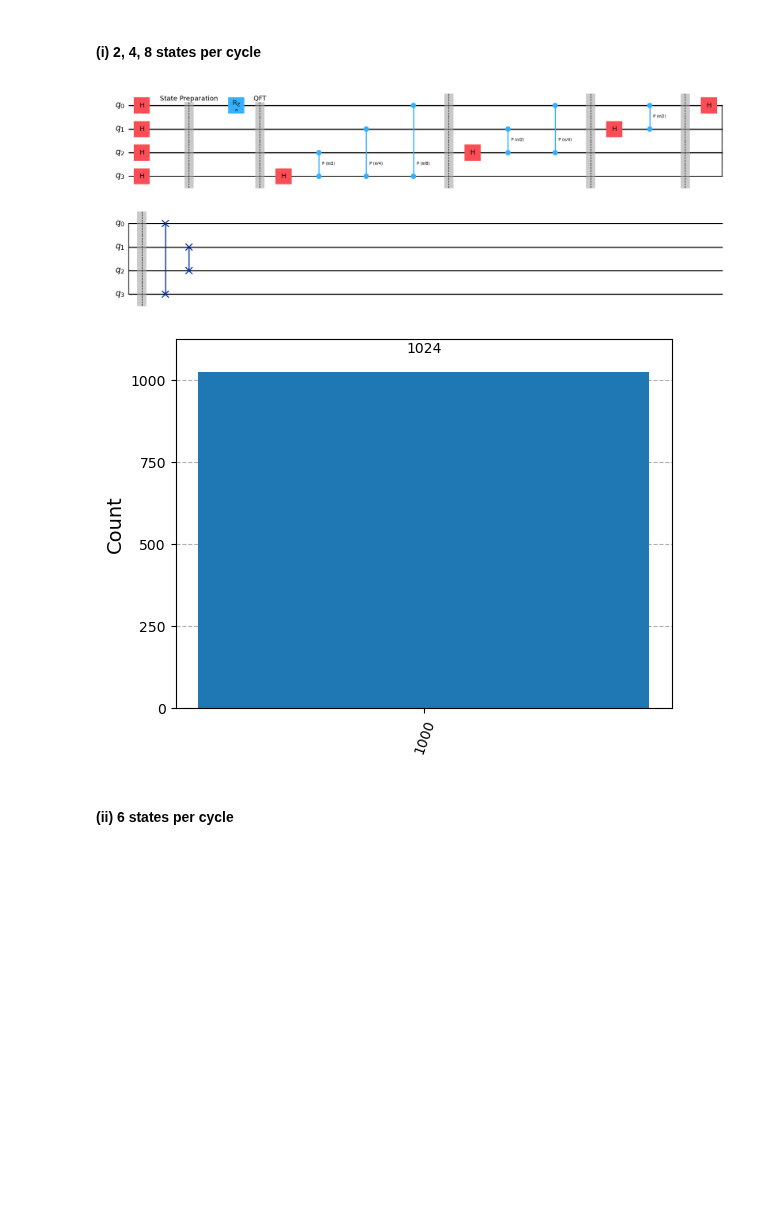
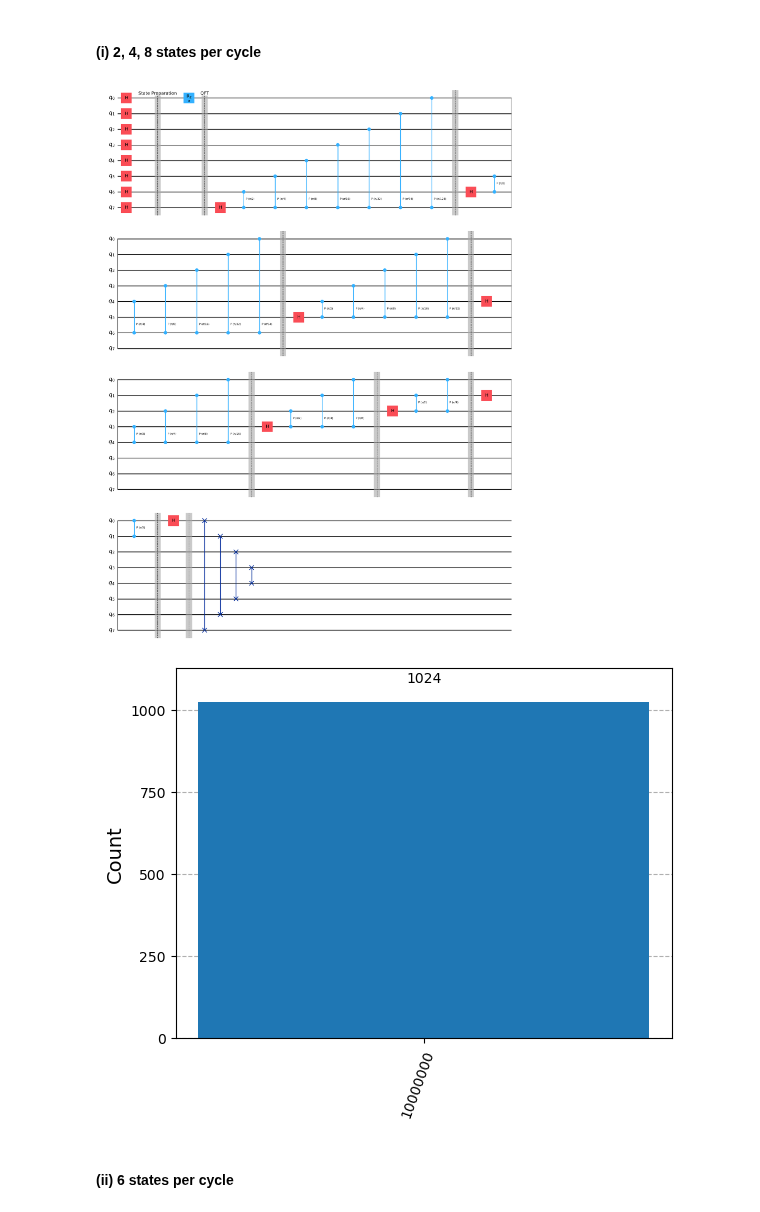
Before and after one commit to elijahkin/amsc698k, a Jupyter notebook: hw5/hw5.ipynb, the cells around one changed output. Cells and saved outputs as stored; diff of their text form; code cells hidden in the pictures; blank space fills up the shorter version.

```diff
--- a/hw5/hw5.ipynb
+++ b/hw5/hw5.ipynb
@@ -141,26 +141,26 @@ def invQFTqiskit(circuit=None, qubits=[], with_swaps=False, min_angle=0.):
 # %%
 from qiskit import QuantumCircuit
 from qiskit_aer import Aer
 from qiskit.visualization import plot_histogram
 
 # Set up the 4 qubit register with harmonic oscillator basis states
 
-nqubits = 4
+nqubits = 8
 qc_qft = QuantumCircuit(nqubits)
 qc_qft.h(list(range(nqubits)))
 
 qc_qft.barrier(label = "State Preparation")
 qc_qft.rz(np.pi,0)
 
 qc_qft.barrier(label = "QFT")
 qc_qft = QFTqiskit(qc_qft, with_swaps=True)
 display(qc_qft.draw('mpl', plot_barriers=True))
 qc_qft.measure_all()
 counts = Aer.get_backend('qasm_simulator').run(qc_qft).result().get_counts()
 plot_histogram(counts)
 # %% [output]
-[figure, old version]
+[figure, new version]
-[figure, old version]
+[figure, new version]
 # %% [markdown]
 #### (ii) 6 states per cycle
 # %%
```
Also changed, not shown: parts of 15 cells of this notebook.
